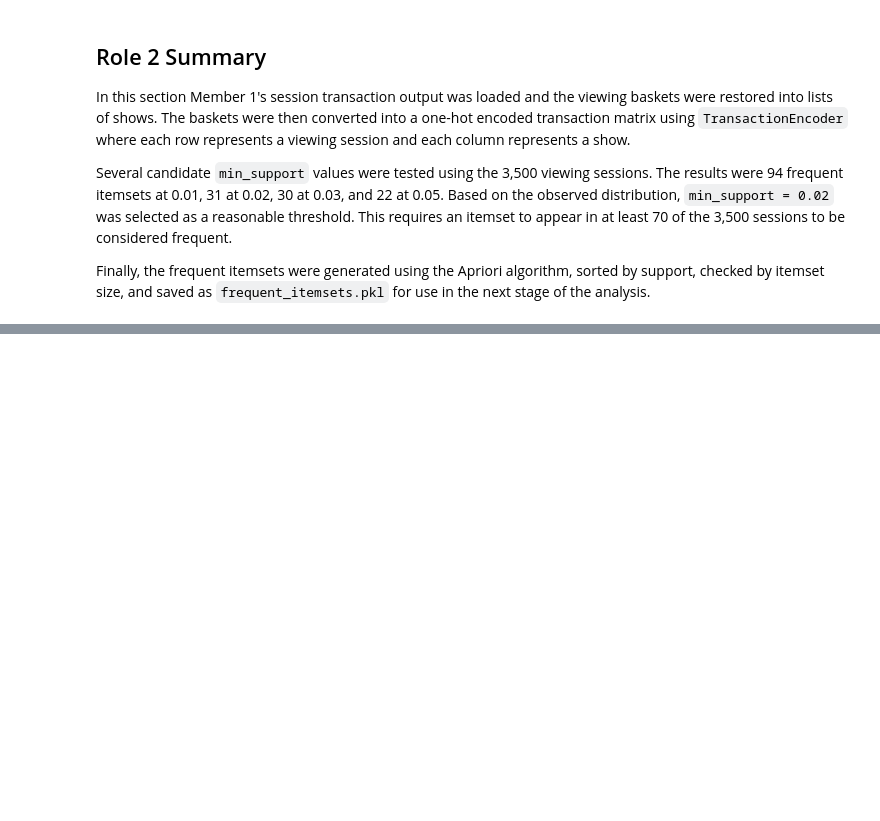
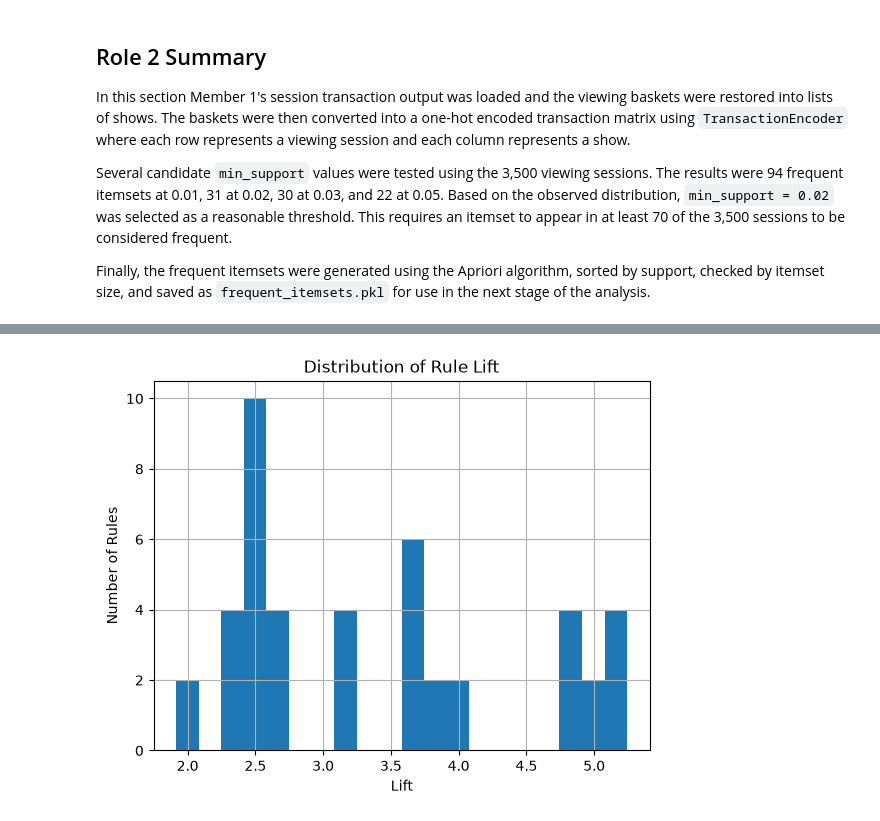
Before and after one commit to GraceChelangat/AssociationRuleMining-C1, a Jupyter notebook: notebooks/association_rule_mining.ipynb, the cells around one changed output, grey strips where cells are left out. Saved outputs shown, nothing was run; the diff lists cells and outputs as text; code cells hidden in the pictures; blank space fills up the shorter version.

```diff
--- a/notebooks/association_rule_mining.ipynb
+++ b/notebooks/association_rule_mining.ipynb
@@ -457,0 +596,9 @@ Finally, the frequent itemsets were generated using the Apriori algorithm, sorte
+# %%
+rules_all["lift"].hist(bins=20)
+
+plt.title("Distribution of Rule Lift")
+plt.xlabel("Lift")
+plt.ylabel("Number of Rules")
+plt.show()
+# %% [output]
+[figure, added]
```
Also changed, not shown: parts of 29 cells of this notebook, 3 other files.
